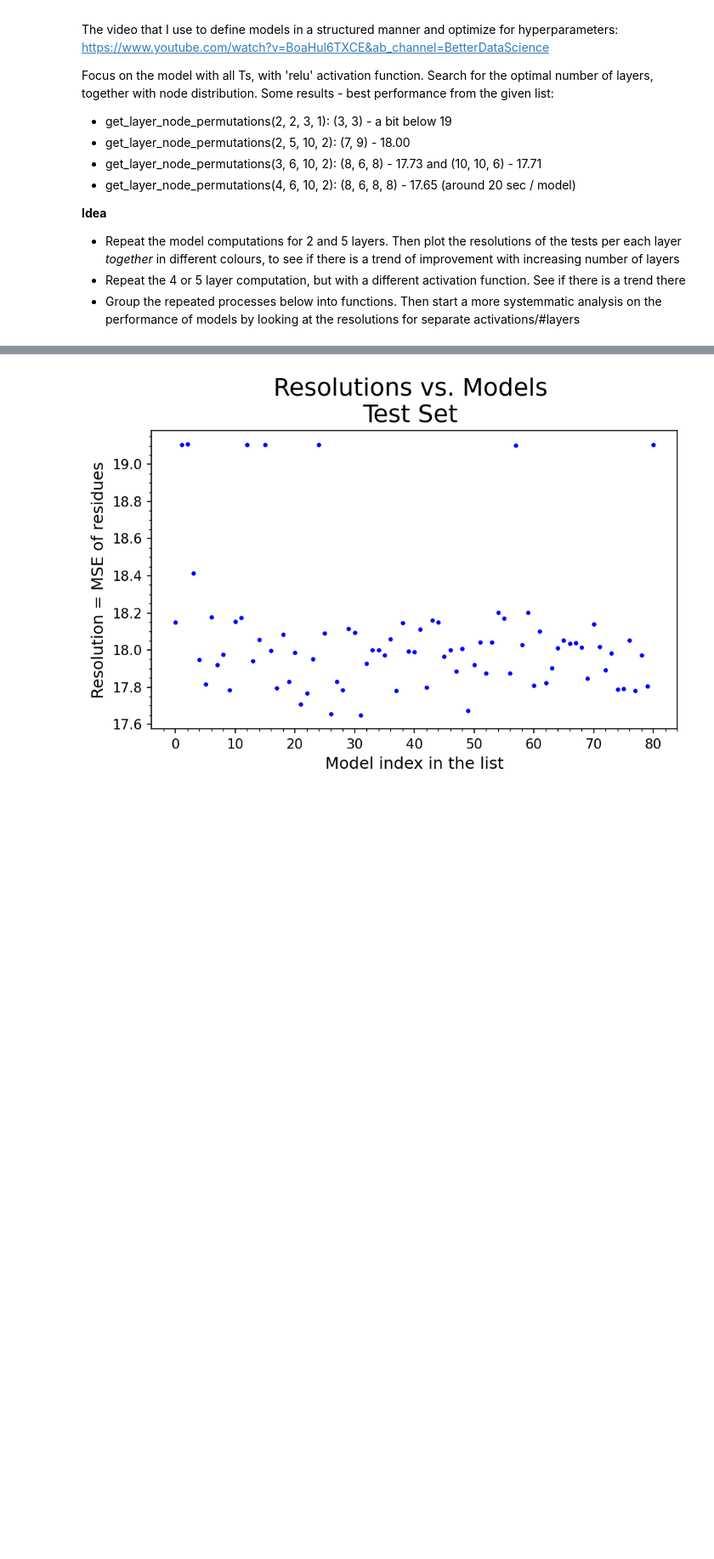
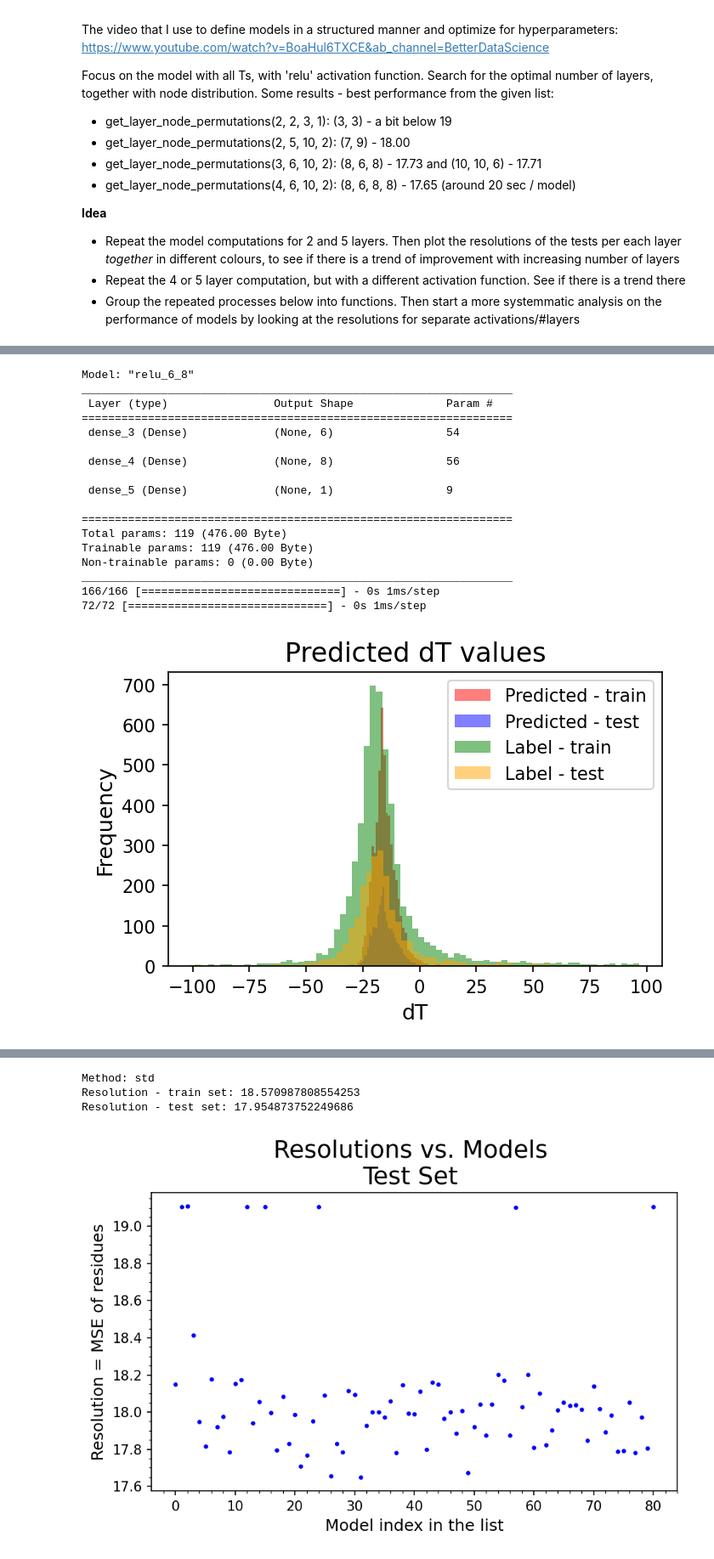
Before and after one commit to AndreiSecuiu/TimeResolutionImprovement-ML, a Jupyter notebook: Data 1 - Analysis_branch grid search.ipynb, the cells around one changed output, grey strips where cells are left out. Shown at 85% size. Cells and saved outputs as stored; diff of their text form; code cells hidden in the pictures; blank space fills up the shorter version.

```diff
--- a/Data 1 - Analysis_branch grid search.ipynb
+++ b/Data 1 - Analysis_branch grid search.ipynb
@@ -1608,0 +1658,28 @@ array([18.16903362, 17.87584729, 19.10373023, 18.02786237, 18.20324632,
+# %%
+# Model at index to be investigated
+index = 1
+
+# Model summary
+models_list[index].summary()
+predictor(models_list[index], data=data_np_Ts, plot_hist=True,
+          add_labelvals=True, add_resolutions=True,
+         plot_residues=True)
+# %% [output]
+Model: "relu_6_8"
+_________________________________________________________________
+ Layer (type)                Output Shape              Param #
+=================================================================
+ dense_3 (Dense)             (None, 6)                 54
+
+ dense_4 (Dense)             (None, 8)                 56
+
+ dense_5 (Dense)             (None, 1)                 9
+
+=================================================================
+Total params: 119 (476.00 Byte)
+Trainable params: 119 (476.00 Byte)
+Non-trainable params: 0 (0.00 Byte)
+_________________________________________________________________
+166/166 [==============================] - 0s 1ms/step
+72/72 [==============================] - 0s 1ms/step
+[figure, added]
@@ -1609 +1687,4 @@ array([18.16903362, 17.87584729, 19.10373023, 18.02786237, 18.20324632,
+Method: std
+Resolution - train set: 18.570987808554253
+Resolution - test set: 17.954873752249686
 # %%
```
Also changed, not shown: parts of 12 cells of this notebook, 4 other files.
